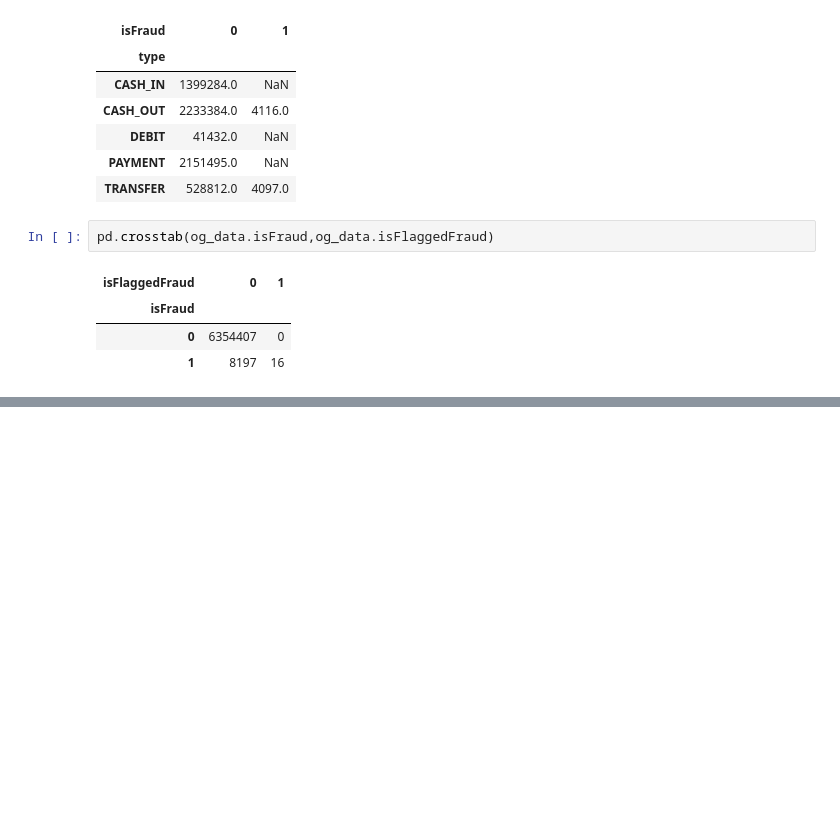
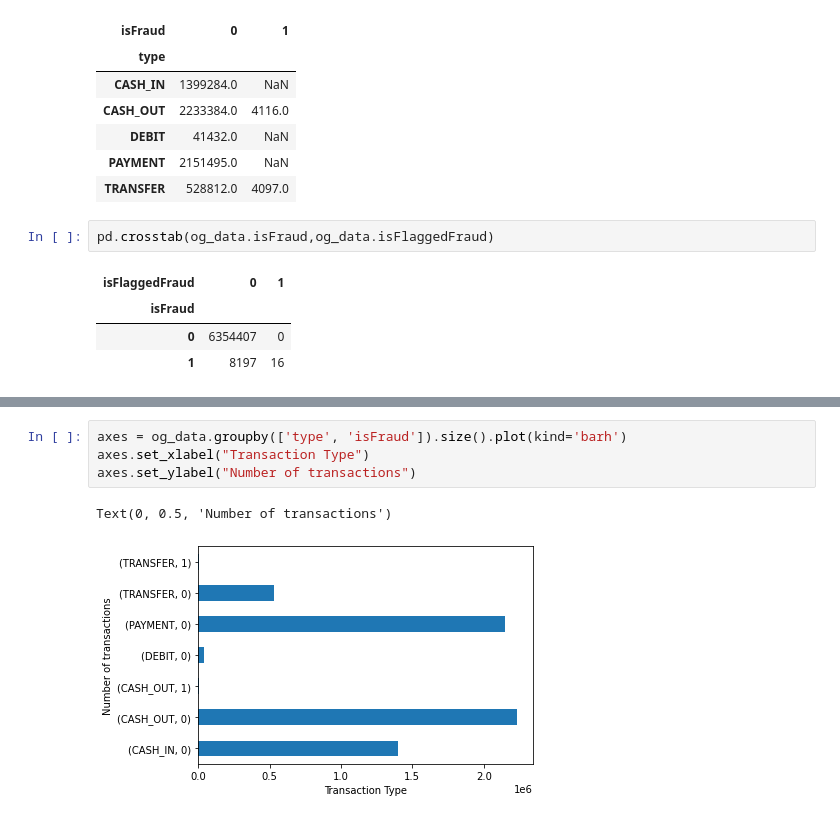
Before and after one commit to NinadRao0707/AI-Fraud-Detection, a Jupyter notebook: aifraud.ipynb, the cells around one changed output, grey strips where cells are left out. Saved outputs shown, nothing was run; the diff lists cells and outputs as text; blank space fills up the shorter version.

```diff
--- a/aifraud.ipynb
+++ b/aifraud.ipynb
@@ -93,0 +93,7 @@ SyntaxError: cannot assign to function call (<ipython-input-11-2a97560cadf3>, li
+# %%
+axes = og_data.groupby(['type', 'isFraud']).size().plot(kind='barh')
+axes.set_xlabel("Transaction Type")
+axes.set_ylabel("Number of transactions")
+# %% [output]
+Text(0, 0.5, 'Number of transactions')
+[figure, added]
```
Also changed, not shown: parts of 1 cell of this notebook.
